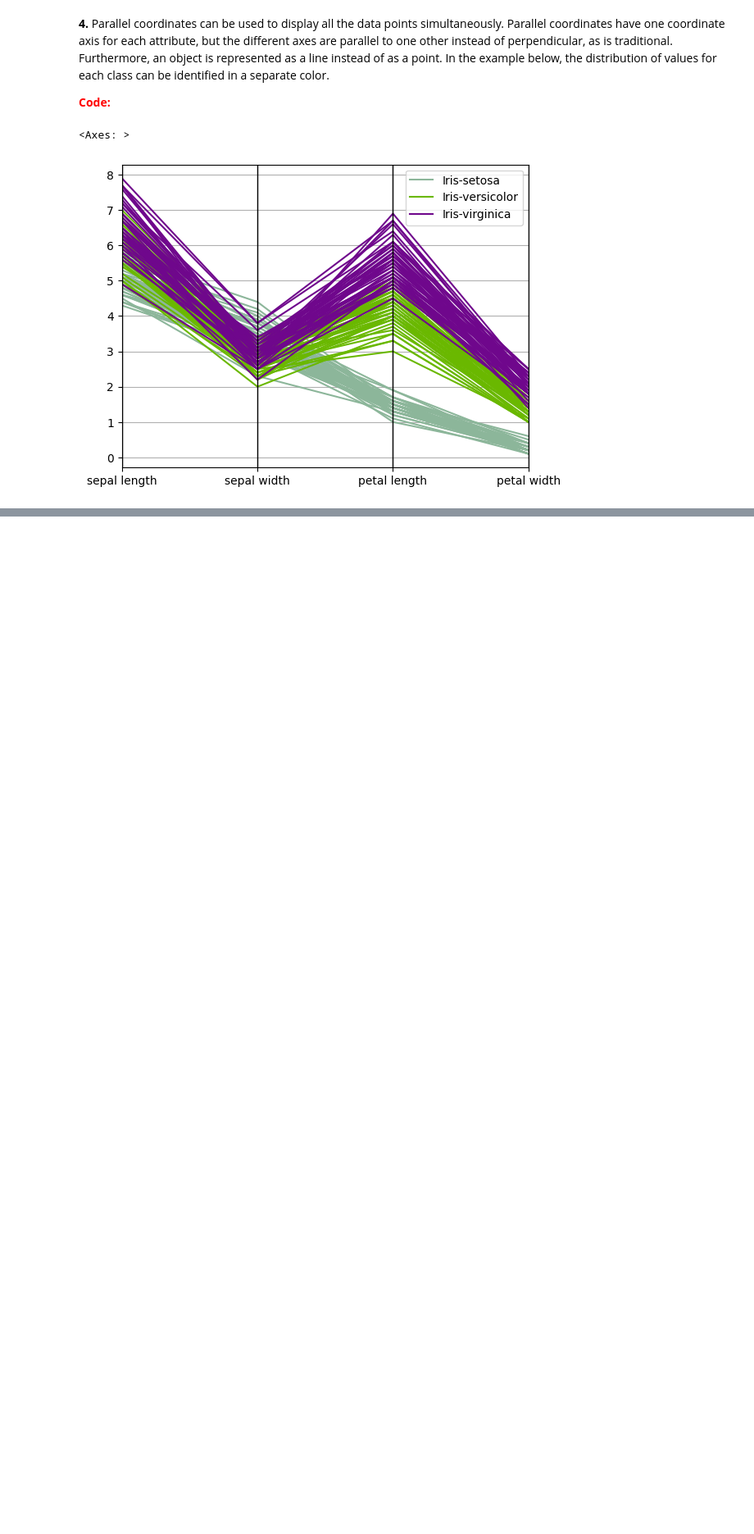
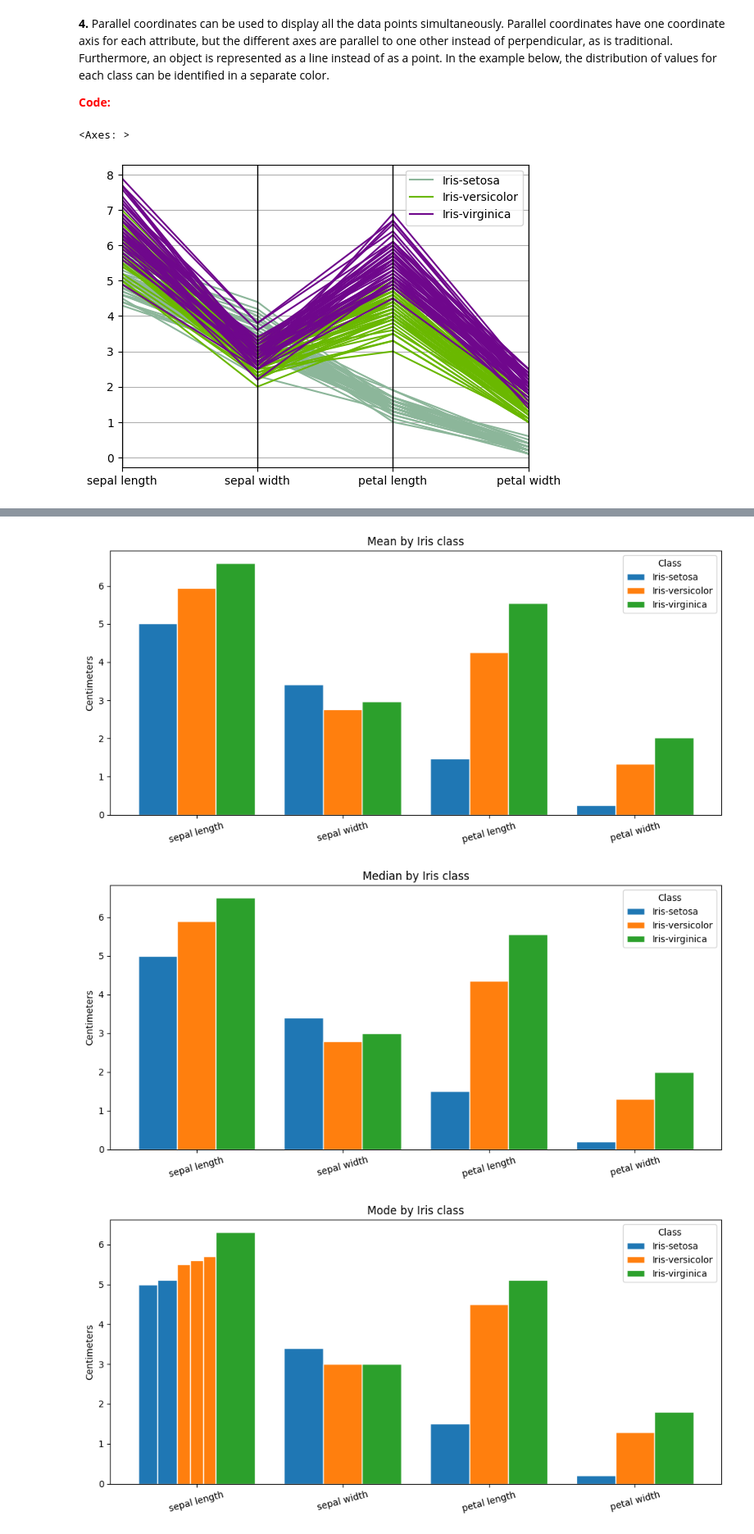
Before and after one commit to maurofama99/data-mining-course, a Jupyter notebook: exercises/solutions/data_exploration.ipynb, the cells around one changed output, grey strips where cells are left out. Shown at 82% size. Cells and saved outputs as stored; diff of their text form; code cells hidden in the pictures; blank space fills up the shorter version.

```diff
--- a/exercises/solutions/data_exploration.ipynb
+++ b/exercises/solutions/data_exploration.ipynb
@@ -205,0 +247,37 @@ parallel_coordinates(data, 'class')
+# %%
+import numpy as np
+import matplotlib.pyplot as plt
+
+# Group the quantitative attributes by Iris class.
+attributes = data.select_dtypes(include=['number']).columns
+classes = data['class'].dropna().unique()
+positions = np.arange(len(attributes))
+class_width = 0.8 / len(classes)
+
+# Create one figure for each statistic, with a group of bars per attribute.
+for statistic in ['mean', 'median', 'mode']:
+    fig, ax = plt.subplots(figsize=(10, 5))
+    for class_index, class_name in enumerate(classes):
+        class_data = data.loc[data['class'] == class_name, attributes]
+        color = f'C{class_index}'
+        for attribute_index, attribute in enumerate(attributes):
+            values = (class_data[attribute].mode().tolist() if statistic == 'mode'
+                      else [getattr(class_data[attribute], statistic)()])
+            # Split the class's allotted space when there are multiple modes.
+            bar_width = class_width / max(len(values), 1)
+            for value_index, value in enumerate(values):
+                x = (positions[attribute_index] - 0.4 + class_index * class_width
+                     + (value_index + 0.5) * bar_width)
+                label = class_name if attribute_index == 0 and value_index == 0 else None
+                ax.bar(x, value, width=bar_width, color=color, edgecolor='white', label=label)
+    ax.set_xticks(positions)
+    ax.set_xticklabels(attributes, rotation=15)
+    ax.set_ylabel('Centimeters')
+    ax.set_title(f'{statistic.title()} by Iris class')
+    ax.legend(title='Class')
+    fig.tight_layout()
+    plt.show()
+# %% [output]
+[figure, added]
+[figure, added]
+[figure, added]
```
Also changed, not shown: parts of 11 cells of this notebook.
